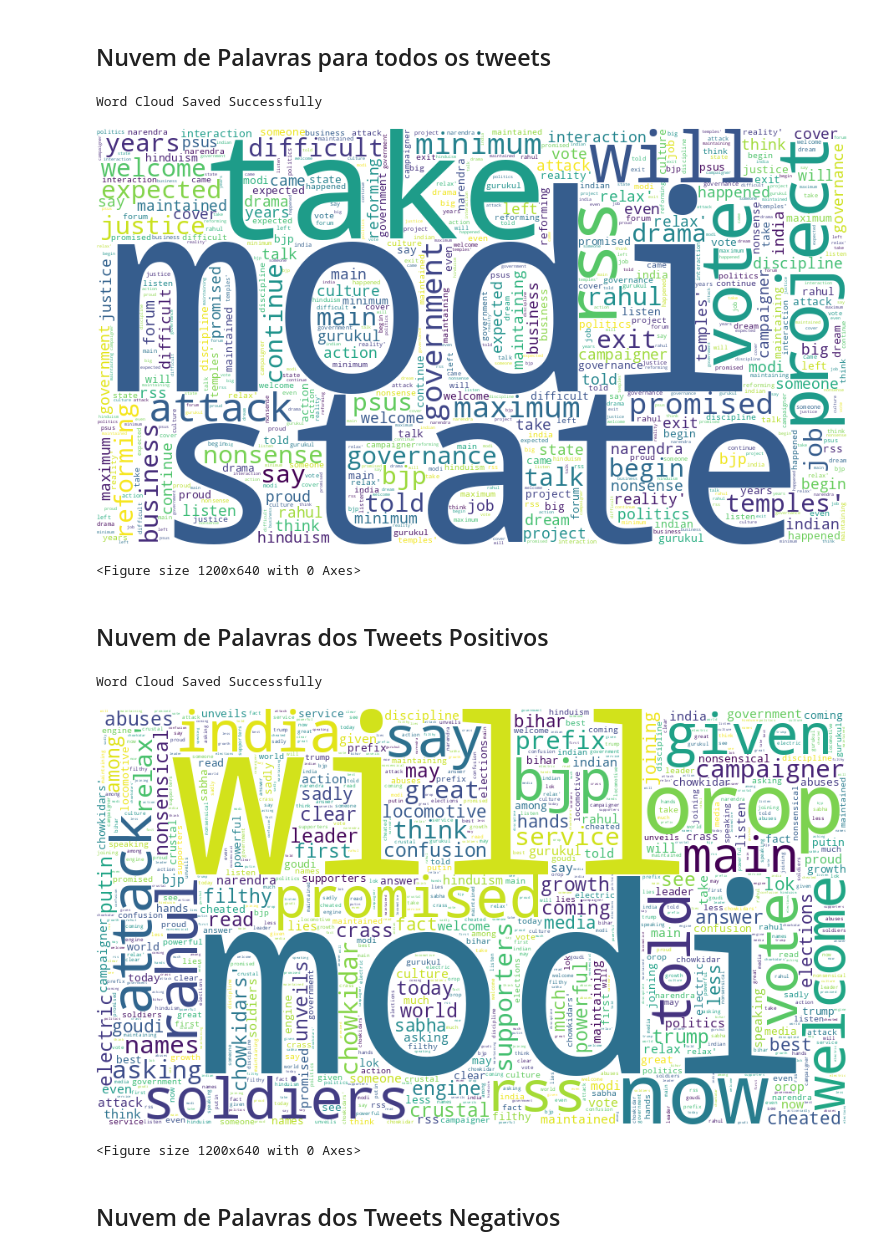
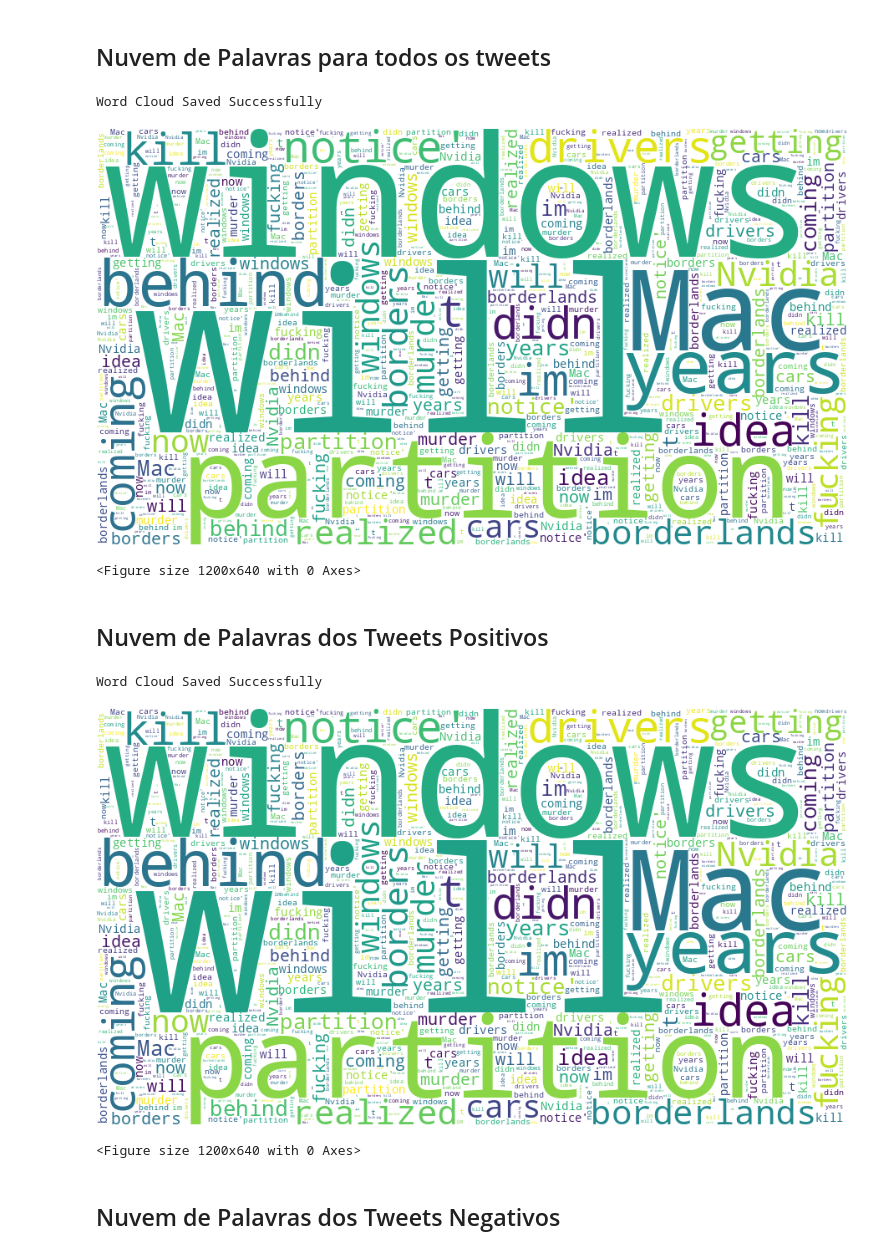
Before and after one commit to thiago-abarros/twitter-sentiment-analysis, a Jupyter notebook: notebooks/twitter-analysis.ipynb, the cells around one changed output. Drawn from its saved outputs; the diff is of its cells as text; code cells hidden in the pictures.

```diff
--- a/notebooks/twitter-analysis.ipynb
+++ b/notebooks/twitter-analysis.ipynb
@@ -33,6 +50,8 @@ warnings.filterwarnings("ignore")
 import numpy as np
 import pandas as pd
 
-df = pd.read_csv("data/Twitter_Data.csv")
+df_train = pd.read_csv('../data/twitter_training.csv')
+df_val = pd.read_csv('../data/twitter_validation.csv')
+df = pd.concat([df_train, df_val], ignore_index=False)
 df.sample(5)
 # %% [output]
@@ -44,0 +82,7 @@ df.sample(5)
+# %%
+columns_to_drop = ['2401', '3364', 'Facebook', 'Irrelevant',
+                   'I mentioned on Facebook that I was struggling for motivation to go for a run the other day, which has been translated by Tom’s great auntie as ‘Hayley can’t get out of bed’ and told to his grandma, who now thinks I’m a lazy, terrible person 🤣']
+df = df.drop(columns_to_drop, axis=1)
+
+df = df.rename(columns={'im getting on borderlands and i will murder you all ,': 'Tweet', 'Positive': 'Sentiment', 'Borderlands':"Branch"})
+df.head()
@@ -44,0 +103,3 @@ df.sample(5)
+# %%
+df.dropna(inplace=True)
+df.isnull().sum()
@@ -77,0 +115,4 @@ df_neutral = df[df["category"] == 0]
+# %%
+remove_duplicates = df.drop_duplicates()
+df = remove_duplicates
+df.duplicated().sum()
@@ -167,19 +287,19 @@ def create_wordcloud(text, path):
 ## Nuvem de Palavras para todos os tweets
 # %%
 plt.figure(figsize=(15, 8), dpi=80)
-create_wordcloud(df["clean_text"].values, "resources/all.png")
+create_wordcloud(df["Tweet"].values, "resources/all.png")
 # %% [output]
 Word Cloud Saved Successfully
-[figure, old version]
+[figure, new version]
 <Figure size 1200x640 with 0 Axes>
 # %% [markdown]
 ## Nuvem de Palavras dos Tweets Positivos
 # %%
 plt.figure(figsize=(15, 8), dpi=80)
-create_wordcloud(df_positive["clean_text"].values, "resources/positive.png")
+create_wordcloud(tweets_positivos["Tweet"].values, "resources/positive.png")
 # %% [output]
 Word Cloud Saved Successfully
-[figure, old version]
+[figure, new version]
 <Figure size 1200x640 with 0 Axes>
 # %% [markdown]
 ## Nuvem de Palavras dos Tweets Negativos
```
Also changed, not shown: parts of 86 cells of this notebook, 7 other files.
